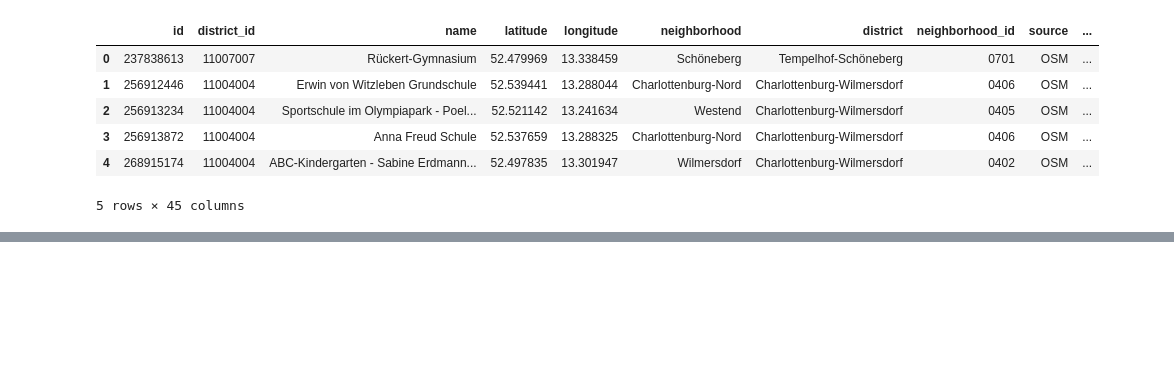
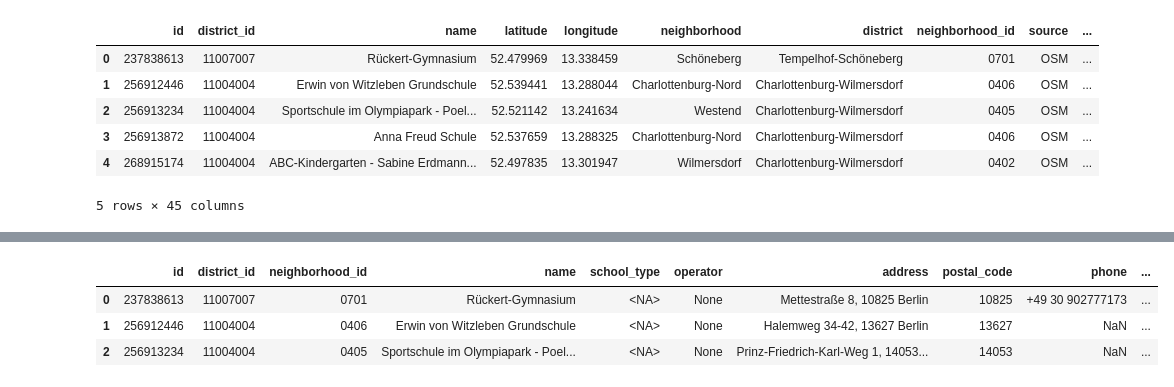
Before and after one commit to Nigar1209/berlin-poi-osm-pipeline, a Jupyter notebook: schools/scripts/schools_data_transformation.ipynb, the cells around one changed output, grey strips where cells are left out. Saved outputs shown, nothing was run; the diff lists cells and outputs as text; code cells hidden in the pictures; blank space fills up the shorter version.

Commit message:
create table

```diff
--- a/schools/scripts/schools_data_transformation.ipynb
+++ b/schools/scripts/schools_data_transformation.ipynb
@@ -892,13 +780,0 @@ insert done: 1072
-# %%
-with engine.connect() as conn:
-    cnt = conn.execute(text(f"SELECT COUNT(*) FROM {TARGET_SCHEMA}.{TARGET_TABLE};")).scalar()
-    print("rowcount in db:", cnt)
-
-    sample = conn.execute(text(f"""
-        SELECT id, name, district_id, neighborhood_id, latitude, longitude
-        FROM {TARGET_SCHEMA}.{TARGET_TABLE}
-        ORDER BY id
-        LIMIT 10;
-    """)).fetchall()
-
-sample
@@ -910,0 +781,7 @@ LINE 2:         SELECT id, name, district_id, neighborhood_id, latit...
+# %%
+engine = create_engine(url, pool_pre_ping=True)
+
+with engine.connect() as conn:
+    print("connected:", conn.execute(text("SELECT 1")).scalar())
+    print("db:", conn.execute(text("SELECT current_database()")).scalar())
+    print("user:", conn.execute(text("SELECT current_user")).scalar())
@@ -910,0 +860,76 @@ LINE 2:         SELECT id, name, district_id, neighborhood_id, latit...
+# %%
+# Next step: build df_upload that matches the DB table columns exactly
+
+# 1) Table columns (order matters)
+with engine.connect() as conn:
+    table_cols = pd.read_sql(
+        text("""
+            SELECT column_name
+            FROM information_schema.columns
+            WHERE table_schema = :schema
+              AND table_name   = :table
+            ORDER BY ordinal_position
+        """),
+        conn,
+        params={"schema": TARGET_SCHEMA, "table": TARGET_TABLE},
+    )["column_name"].tolist()
+
+print("DB columns:", table_cols)
+
+# 2) Start from your final dataframe
+df_upload = schools_unified.copy()
+
+# 3) Geometry handling (keep only geometry_wkt)
+if "geometry" in df_upload.columns and "geometry_wkt" not in df_upload.columns:
+    df_upload["geometry_wkt"] = df_upload["geometry"].astype(str)
+    df_upload = df_upload.drop(columns=["geometry"])
+
+# 4) Ensure required columns exist + sensible defaults
+# id
+if "id" not in df_upload.columns:
+    for candidate in ["school_id", "osm_id", "external_id"]:
+        if candidate in df_upload.columns:
+            df_upload["id"] = df_upload[candidate].astype(str)
+            break
+if "id" not in df_upload.columns:
+    raise ValueError("Kein 'id' im DataFrame gefunden (auch kein school_id/osm_id/external_id).")
+
+df_upload["id"] = df_upload["id"].astype(str)
+
+# name (NOT NULL)
+if "name" not in df_upload.columns:
+    if "school_name" in df_upload.columns:
+        df_upload["name"] = df_upload["school_name"]
+    else:
+        df_upload["name"] = None
+df_upload["name"] = df_upload["name"].fillna("Unknown").astype(str)
+
+# district_id (NOT NULL)
+if "district_id" not in df_upload.columns:
+    raise ValueError("Spalte 'district_id' fehlt – die muss vor dem Insert im DataFrame vorhanden sein.")
+df_upload["district_id"] = df_upload["district_id"].astype(str)
+
+# 5) Coordinates convenience column (optional)
+if "coordinates" in table_cols and "coordinates" not in df_upload.columns:
+    if {"latitude", "longitude"}.issubset(df_upload.columns):
+        df_upload["coordinates"] = df_upload["latitude"].astype(str) + "," + df_upload["longitude"].astype(str)
+    elif {"lat", "lon"}.issubset(df_upload.columns):
+        df_upload["coordinates"] = df_upload["lat"].astype(str) + "," + df_upload["lon"].astype(str)
+
+# 6) Add missing DB columns as NULL, drop extras, reorder exactly like DB table
+for c in table_cols:
+    if c not in df_upload.columns:
+        df_upload[c] = None
+
+df_upload = df_upload[table_cols]
+
+# 7) Quick sanity checks (must pass before insert)
+assert df_upload["id"].notna().all(), "id enthält NULL"
+assert df_upload["district_id"].notna().all(), "district_id enthält NULL"
+assert df_upload["name"].notna().all(), "name enthält NULL"
+assert not df_upload["id"].duplicated().any(), "id hat Duplikate (PRIMARY KEY würde crashen)"
+
+print("✅ df_upload ready")
+print("rows:", len(df_upload), "cols:", df_upload.shape[1])
+df_upload.head(3)
+# %% [output]
@@ -910,0 +939,4 @@ LINE 2:         SELECT id, name, district_id, neighborhood_id, latit...
+|  | id | district_id | neighborhood_id | name | school_type | operator | address | postal_code | phone | ... |
+| 0 | 237838613 | 11007007 | 0701 | Rückert-Gymnasium | <NA> | None | Mettestraße 8, 10825 Berlin | 10825 | +49 30 902777173 | ... |
+| 1 | 256912446 | 11004004 | 0406 | Erwin von Witzleben Grundschule | <NA> | None | Halemweg 34-42, 13627 Berlin | 13627 | NaN | ... |
+| 2 | 256913234 | 11004004 | 0405 | Sportschule im Olympiapark - Poel... | <NA> | None | Prinz-Friedrich-Karl-Weg 1, 14053... | 14053 | NaN | ... |
```
Also changed, not shown: parts of 10 cells of this notebook, 1 other file.
